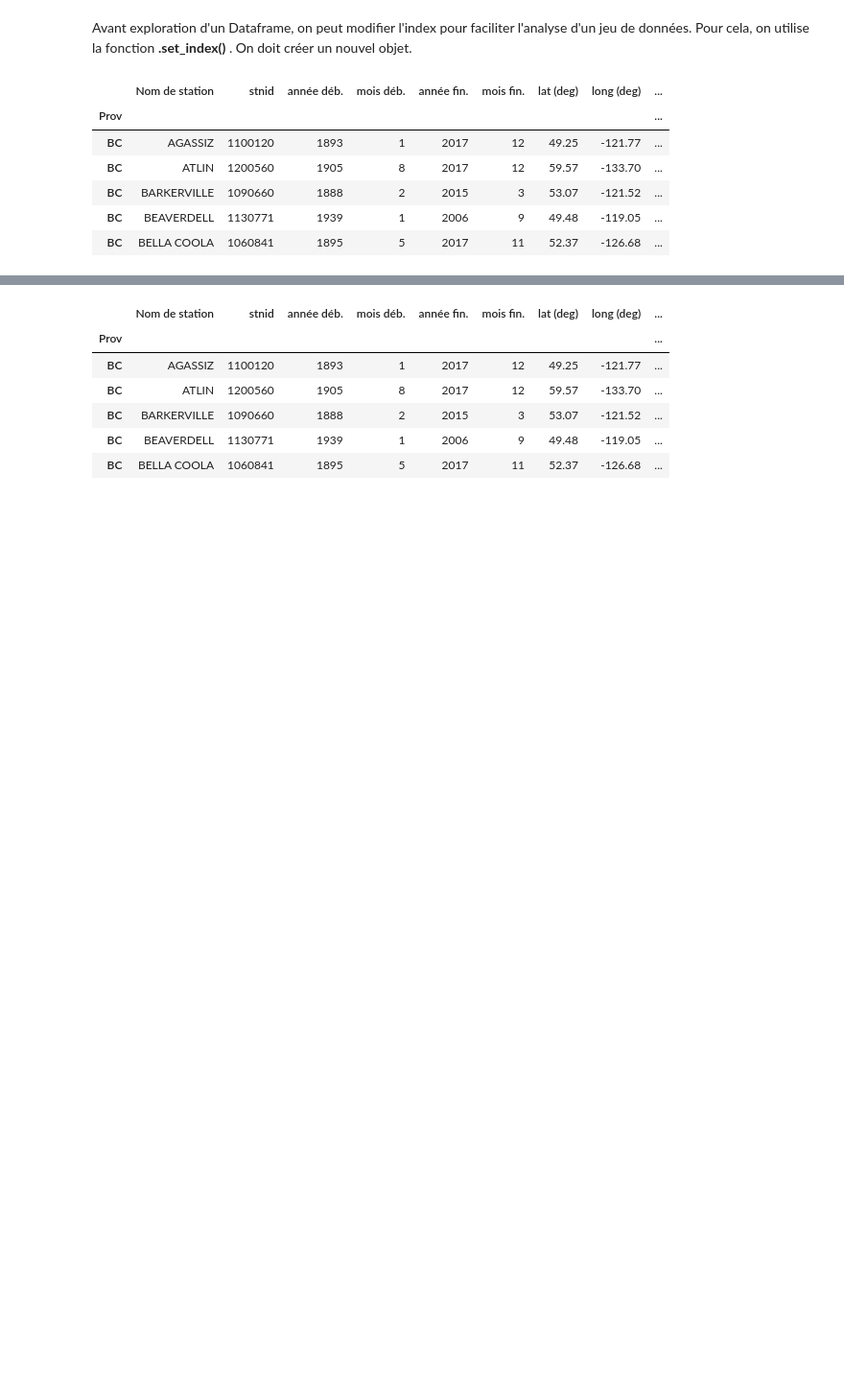
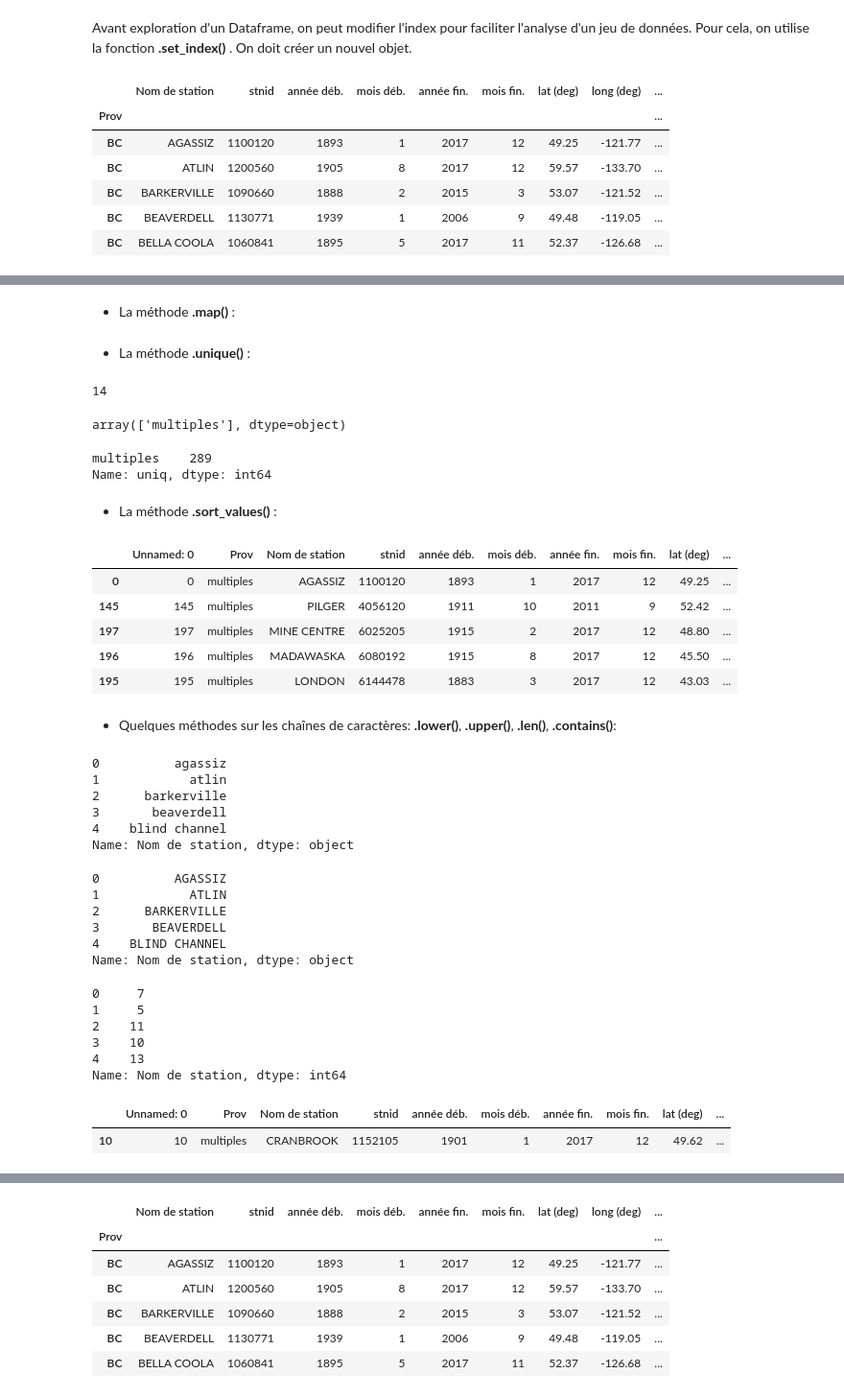
Before and after one commit to guimeto/Formation-Python-VF, a Jupyter notebook: 8_pandas/8- Pandas - cours.ipynb, the cells around one changed output, grey strips where cells are left out. Shown at 96% size. Drawn from its saved outputs; the diff is of its cells as text; code cells hidden in the pictures; blank space fills up the shorter version.

```diff
--- a/8_pandas/8- Pandas - cours.ipynb
+++ b/8_pandas/8- Pandas - cours.ipynb
@@ -446,0 +829,76 @@ dataframe_Prov_index.loc[:,["Nom de station", "année déb.", "année fin."]].he
+# %% [markdown]
+- La méthode <b>.map()</b> :
+# %%
+dataframe['Tmax'] = dataframe['Tmax'].map(int,na_action='ignore')
+# %% [markdown]
+- La méthode <b>.unique()</b> :
+# %%
+len(dataframe['Prov'].unique())
+# %% [output]
+14
+# %%
+def multiple_unique(liste):
+    if len(liste) == 0:
+        result = np.nan
+    elif len(liste) == 1:
+        result = 'unique'
+    else:
+        result = 'multiples'
+    return result
+# %%
+dataframe['Prov'] = multiple_unique(dataframe['Prov'])
+dataframe['Prov'].unique()
+#Ne fonctionne pas car il prend toute la colonne en tant que liste
+# %% [output]
+array(['multiples'], dtype=object)
+# %%
+dataframe['uniq'] = dataframe['Prov'].apply(lambda x: multiple_unique(x))
+dataframe['uniq'].value_counts()
+# %% [output]
+multiples    289
+Name: uniq, dtype: int64
+# %% [markdown]
+- La méthode <b>.sort_values()</b> :
+# %%
+dataframe.sort_values(['Prov'] ,ascending=False).head()
+# %% [output]
+|  | Unnamed: 0 | Prov | Nom de station | stnid | année déb. | mois déb. | année fin. | mois fin. | lat (deg) | ... |
+| 0 | 0 | multiples | AGASSIZ | 1100120 | 1893 | 1 | 2017 | 12 | 49.25 | ... |
+| 145 | 145 | multiples | PILGER | 4056120 | 1911 | 10 | 2011 | 9 | 52.42 | ... |
+| 197 | 197 | multiples | MINE CENTRE | 6025205 | 1915 | 2 | 2017 | 12 | 48.80 | ... |
+| 196 | 196 | multiples | MADAWASKA | 6080192 | 1915 | 8 | 2017 | 12 | 45.50 | ... |
+| 195 | 195 | multiples | LONDON | 6144478 | 1883 | 3 | 2017 | 12 | 43.03 | ... |
+# %% [markdown]
+- Quelques méthodes sur les chaînes de caractères: <b>.lower()</b>, <b>.upper()</b>, <b>.len()</b>, <b>.contains()</b>:
+# %%
+dataframe['Nom de station'].str.lower().head(5)
+# %% [output]
+0          agassiz
+1            atlin
+2      barkerville
+3       beaverdell
+4    blind channel
+Name: Nom de station, dtype: object
+# %%
+dataframe['Nom de station'].str.upper().head(5)
+# %% [output]
+0          AGASSIZ
+1            ATLIN
+2      BARKERVILLE
+3       BEAVERDELL
+4    BLIND CHANNEL
+Name: Nom de station, dtype: object
+# %%
+dataframe['Nom de station'].str.len().head(5)
+# %% [output]
+0     7
+1     5
+2    11
+3    10
+4    13
+Name: Nom de station, dtype: int64
+# %%
+dataframe[dataframe['Nom de station'].str.contains('CRANBROOK')]
+# %% [output]
+|  | Unnamed: 0 | Prov | Nom de station | stnid | année déb. | mois déb. | année fin. | mois fin. | lat (deg) | ... |
+| 10 | 10 | multiples | CRANBROOK | 1152105 | 1901 | 1 | 2017 | 12 | 49.62 | ... |
```
Also changed, not shown: parts of 191 cells of this notebook, 42 other files.
